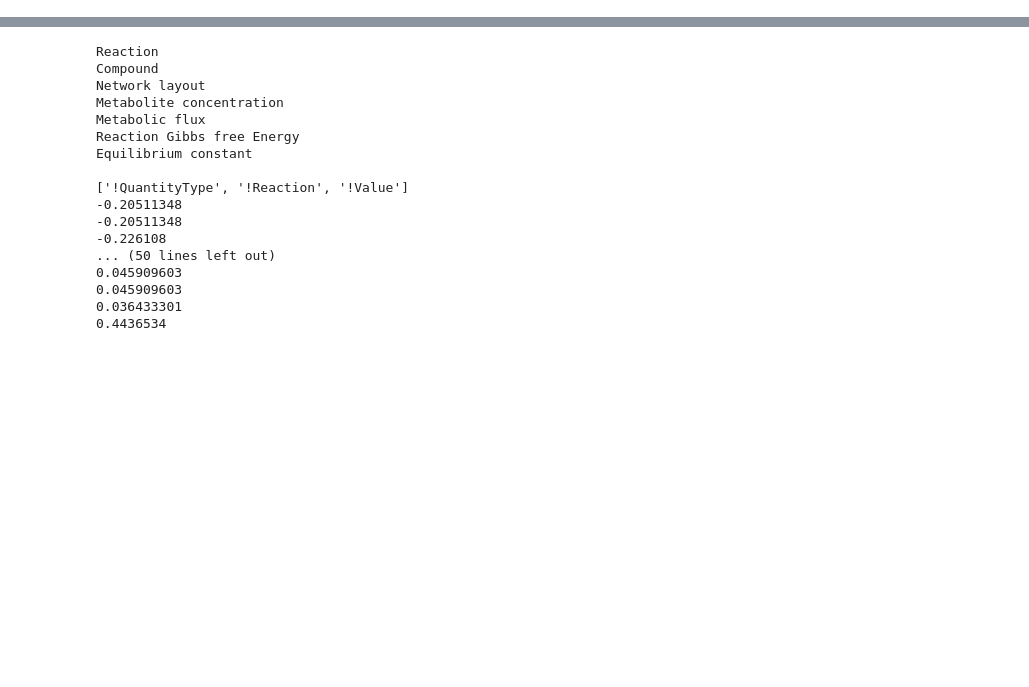
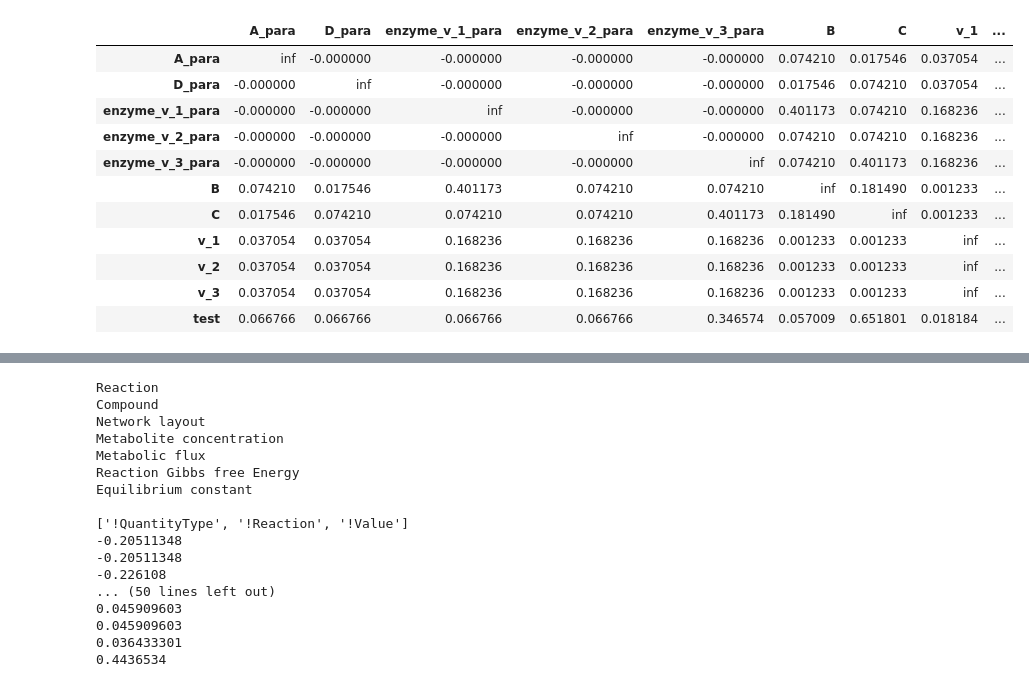
Before and after one commit to tuturax/REMUS, a Jupyter notebook: Notebooks/cases.ipynb, the cells around one changed output, grey strips where cells are left out. Cells and saved outputs as stored; diff of their text form; code cells hidden in the pictures; blank space fills up the shorter version.

```diff
--- a/Notebooks/cases.ipynb
+++ b/Notebooks/cases.ipynb
@@ -7,0 +112,15 @@ model = MODEL()
+# %%
+model.MI
+# %% [output]
+|  | A_para | D_para | enzyme_v_1_para | enzyme_v_2_para | enzyme_v_3_para | B | C | v_1 | ... |
+| A_para | inf | -0.000000 | -0.000000 | -0.000000 | -0.000000 | 0.074210 | 0.017546 | 0.037054 | ... |
+| D_para | -0.000000 | inf | -0.000000 | -0.000000 | -0.000000 | 0.017546 | 0.074210 | 0.037054 | ... |
+| enzyme_v_1_para | -0.000000 | -0.000000 | inf | -0.000000 | -0.000000 | 0.401173 | 0.074210 | 0.168236 | ... |
+| enzyme_v_2_para | -0.000000 | -0.000000 | -0.000000 | inf | -0.000000 | 0.074210 | 0.074210 | 0.168236 | ... |
+| enzyme_v_3_para | -0.000000 | -0.000000 | -0.000000 | -0.000000 | inf | 0.074210 | 0.401173 | 0.168236 | ... |
+| B | 0.074210 | 0.017546 | 0.401173 | 0.074210 | 0.074210 | inf | 0.181490 | 0.001233 | ... |
+| C | 0.017546 | 0.074210 | 0.074210 | 0.074210 | 0.401173 | 0.181490 | inf | 0.001233 | ... |
+| v_1 | 0.037054 | 0.037054 | 0.168236 | 0.168236 | 0.168236 | 0.001233 | 0.001233 | inf | ... |
+| v_2 | 0.037054 | 0.037054 | 0.168236 | 0.168236 | 0.168236 | 0.001233 | 0.001233 | inf | ... |
+| v_3 | 0.037054 | 0.037054 | 0.168236 | 0.168236 | 0.168236 | 0.001233 | 0.001233 | inf | ... |
+| test | 0.066766 | 0.066766 | 0.066766 | 0.066766 | 0.346574 | 0.057009 | 0.651801 | 0.018184 | ... |
```
Also changed, not shown: parts of 20 cells of this notebook, 6 other files.
